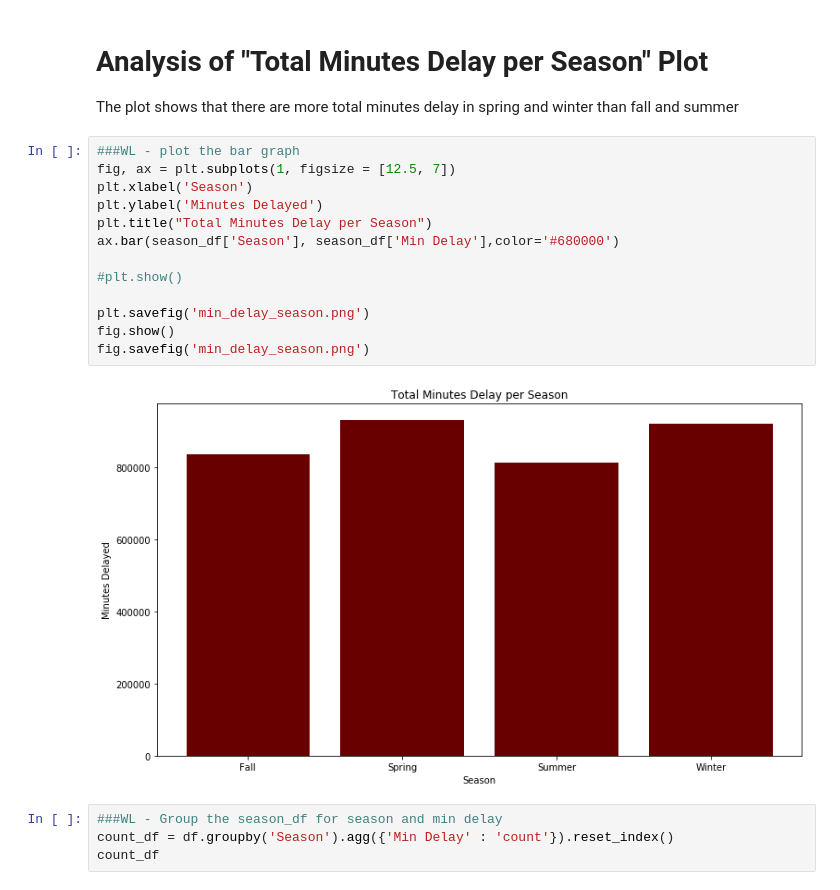
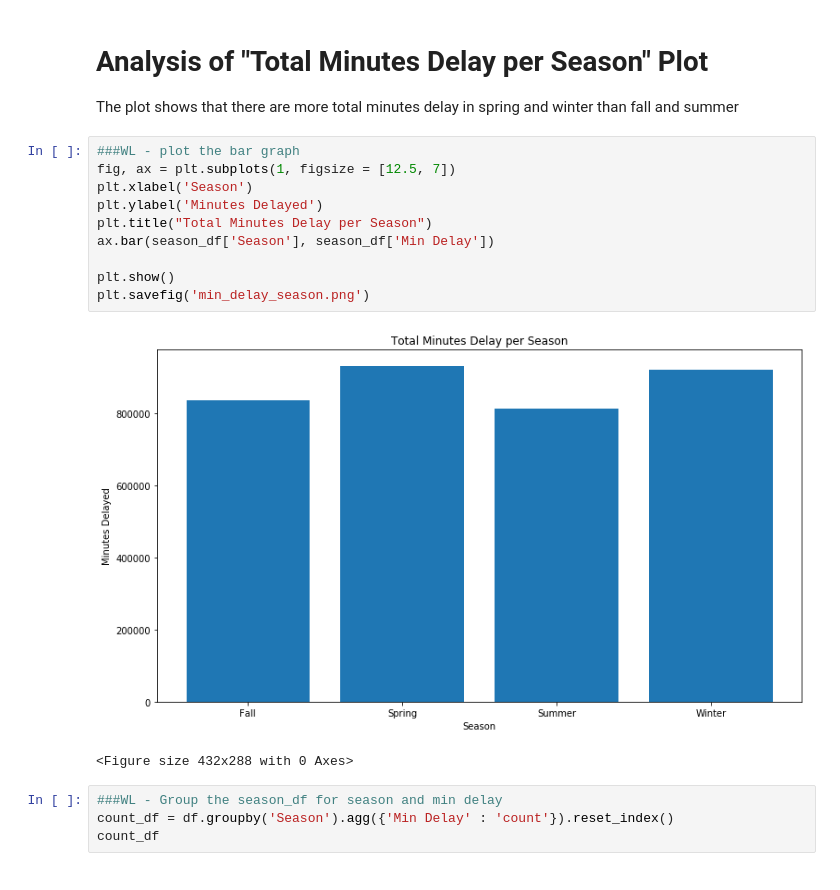
Before and after one commit to sishola/ttc-delays, a Jupyter notebook: Surface Routes/wl_analysis.ipynb, the cells around one changed output. Cells and saved outputs as stored; diff of their text form.

Commit message:
Revert "updated jup nb with TTC colors and fixed bug where .png not saving"

```diff
--- a/Surface Routes/wl_analysis.ipynb
+++ b/Surface Routes/wl_analysis.ipynb
@@ -54,18 +54,16 @@ The plot shows that there are more total minutes delay in spring and winter than
 # %%
 ###WL - plot the bar graph
 fig, ax = plt.subplots(1, figsize = [12.5, 7])
 plt.xlabel('Season')
 plt.ylabel('Minutes Delayed')
 plt.title("Total Minutes Delay per Season")
-ax.bar(season_df['Season'], season_df['Min Delay'],color='#680000')
+ax.bar(season_df['Season'], season_df['Min Delay'])
 
-#plt.show()
-
+plt.show()
 plt.savefig('min_delay_season.png')
-fig.show()
-fig.savefig('min_delay_season.png')
 # %% [output]
-[figure, old version]
+[figure, new version]
+<Figure size 432x288 with 0 Axes>
 # %%
 ###WL - Group the season_df for season and min delay
 count_df = df.groupby('Season').agg({'Min Delay' : 'count'}).reset_index()
```
Also changed, not shown: parts of 3 cells of this notebook, 3 other files.
